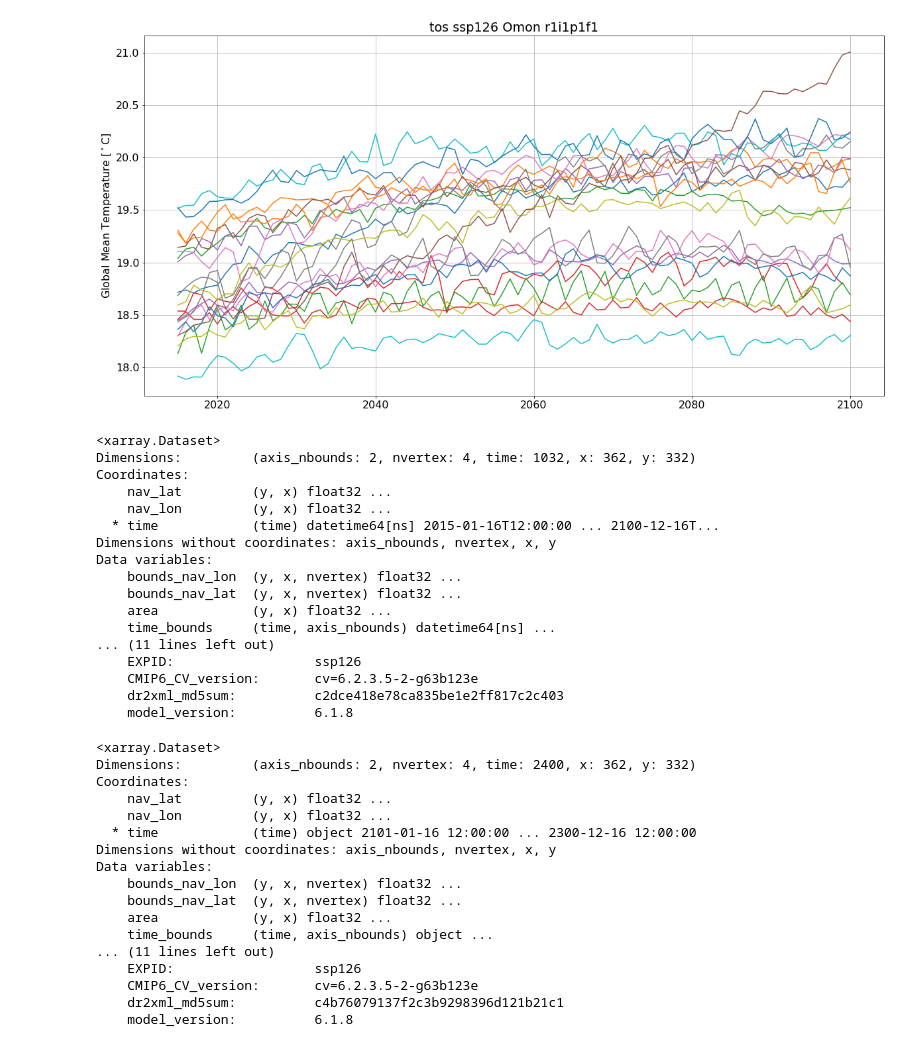
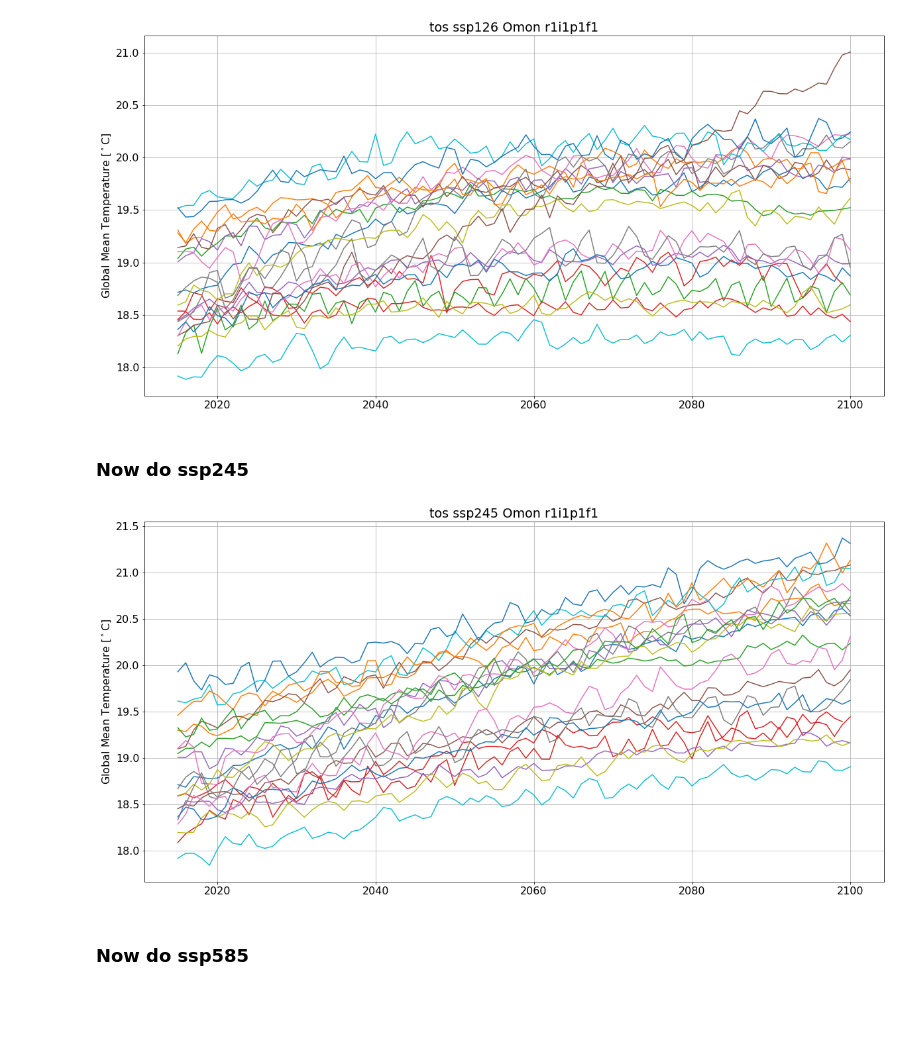
Before and after one commit to cmip6moap/project04, a Jupyter notebook: notebooks/CMIP6_SST.ipynb, the cells around one changed output. Cells and saved outputs as stored; diff of their text form; code cells hidden in the pictures; blank space fills up the shorter version.

Commit message:
calculated the cmip6 ssp245 annual means

```diff
--- a/notebooks/CMIP6_SST.ipynb
+++ b/notebooks/CMIP6_SST.ipynb
@@ -132,47 +134,7 @@ ax.set_title(('tos' + ' ssp126' + ' Omon' + ' r1i1p1f1'))
 plt.savefig('/home/users/train055/project04/results/cmip6_ssp126_annual_mean_tos.png', dpi=300, bbox_inches='tight')
 # %% [output]
 [figure]
-# %%
-fname = '/badc/cmip6/data/CMIP6/ScenarioMIP/IPSL/IPSL-CM6A-LR/ssp126/r1i1p1f1/Omon/tos/gn/latest/tos_Omon_IPSL-CM6A-LR_ssp126_r1i1p1f1_gn_201501-210012.nc'
-dset = xr.open_dataset(fname)
-dset
-# %% [output]
-<xarray.Dataset>
-Dimensions:         (axis_nbounds: 2, nvertex: 4, time: 1032, x: 362, y: 332)
-Coordinates:
-    nav_lat         (y, x) float32 ...
-    nav_lon         (y, x) float32 ...
-  * time            (time) datetime64[ns] 2015-01-16T12:00:00 ... 2100-12-16T...
-Dimensions without coordinates: axis_nbounds, nvertex, x, y
-Data variables:
-    bounds_nav_lon  (y, x, nvertex) float32 ...
-    bounds_nav_lat  (y, x, nvertex) float32 ...
-    area            (y, x) float32 ...
-    time_bounds     (time, axis_nbounds) datetime64[ns] ...
-... (11 lines left out)
-    EXPID:                  ssp126
-    CMIP6_CV_version:       cv=6.2.3.5-2-g63b123e
-    dr2xml_md5sum:          c2dce418e78ca835be1e2ff817c2c403
-    model_version:          6.1.8
-# %%
-fname = '/badc/cmip6/data/CMIP6/ScenarioMIP/IPSL/IPSL-CM6A-LR/ssp126/r1i1p1f1/Omon/tos/gn/latest/tos_Omon_IPSL-CM6A-LR_ssp126_r1i1p1f1_gn_210101-230012.nc'
-dset = xr.open_dataset(fname)
-dset
-# %% [output]
-<xarray.Dataset>
-Dimensions:         (axis_nbounds: 2, nvertex: 4, time: 2400, x: 362, y: 332)
-Coordinates:
-    nav_lat         (y, x) float32 ...
-    nav_lon         (y, x) float32 ...
-  * time            (time) object 2101-01-16 12:00:00 ... 2300-12-16 12:00:00
-Dimensions without coordinates: axis_nbounds, nvertex, x, y
-Data variables:
-    bounds_nav_lon  (y, x, nvertex) float32 ...
-    bounds_nav_lat  (y, x, nvertex) float32 ...
-    area            (y, x) float32 ...
-    time_bounds     (time, axis_nbounds) object ...
-... (11 lines left out)
-    EXPID:                  ssp126
-    CMIP6_CV_version:       cv=6.2.3.5-2-g63b123e
-    dr2xml_md5sum:          c4b76079137f2c3b9298396d121b21c1
-    model_version:          6.1.8
+# %% [markdown]
+### Now do ssp245
+# %%
+amean_dset, model_list = calc_CMIP_annual_means(var='tos', EXP='ssp245', vtype='Omon', ENS='r1i1p1f1')
@@ -178,0 +143,17 @@ Data variables:
+# %%
+fig, ax = plt.subplots(figsize=(20,10))
+
+for ii, model in enumerate(model_list):
+
+    amean_dset[(model + '_r1i1p1f1')].plot(ax=ax)
+
+ax.grid(True)
+ax.set_ylabel('Global Mean Temperature [$^\circ$C]')
+ax.set_xlabel(None)
+ax.set_title(('tos' + ' ssp245' + ' Omon' + ' r1i1p1f1'))
+
+plt.savefig('/home/users/train055/project04/results/cmip6_ssp245_annual_mean_tos.png', dpi=300, bbox_inches='tight')
+# %% [output]
+[figure, added]
+# %% [markdown]
+### Now do ssp585
```
Also changed, not shown: parts of 6 cells of this notebook, 2 other files.
